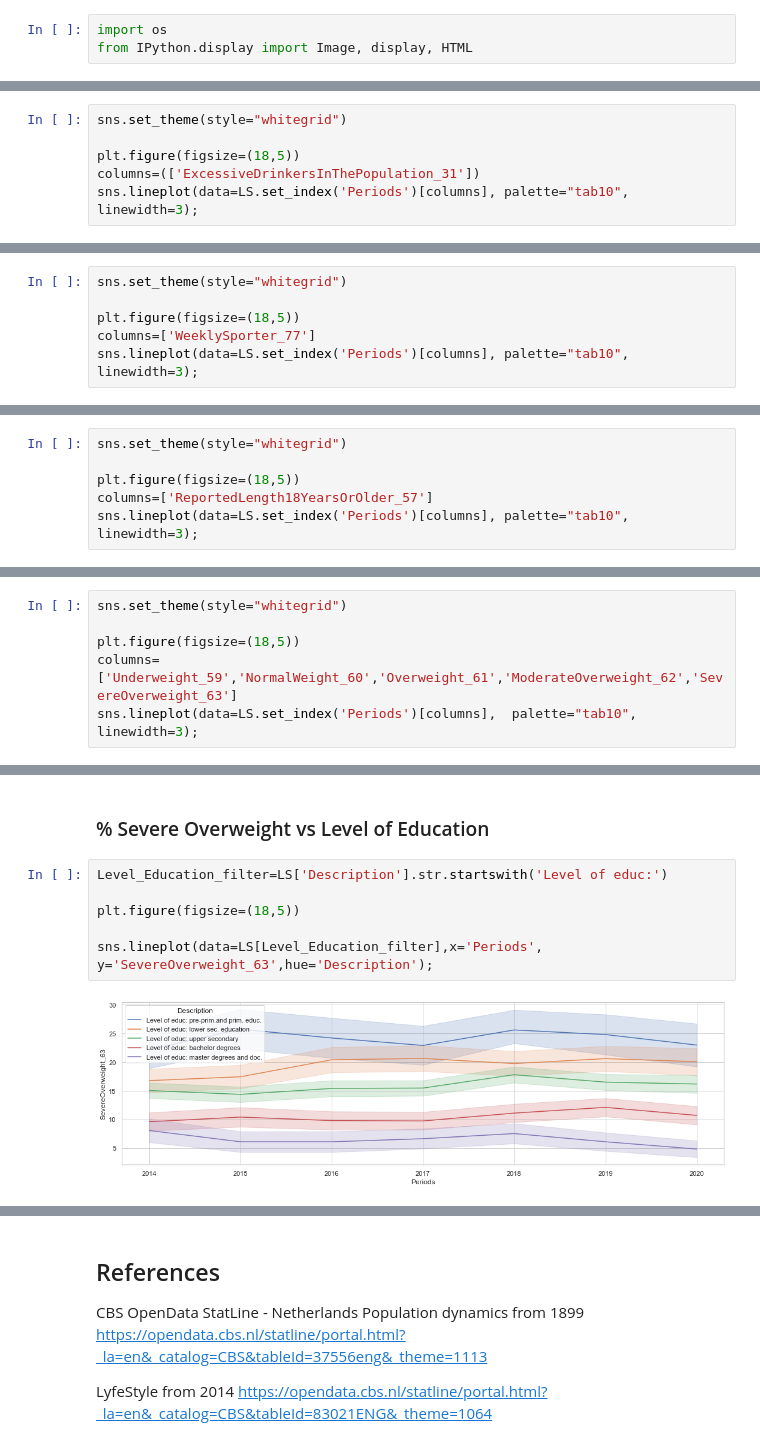
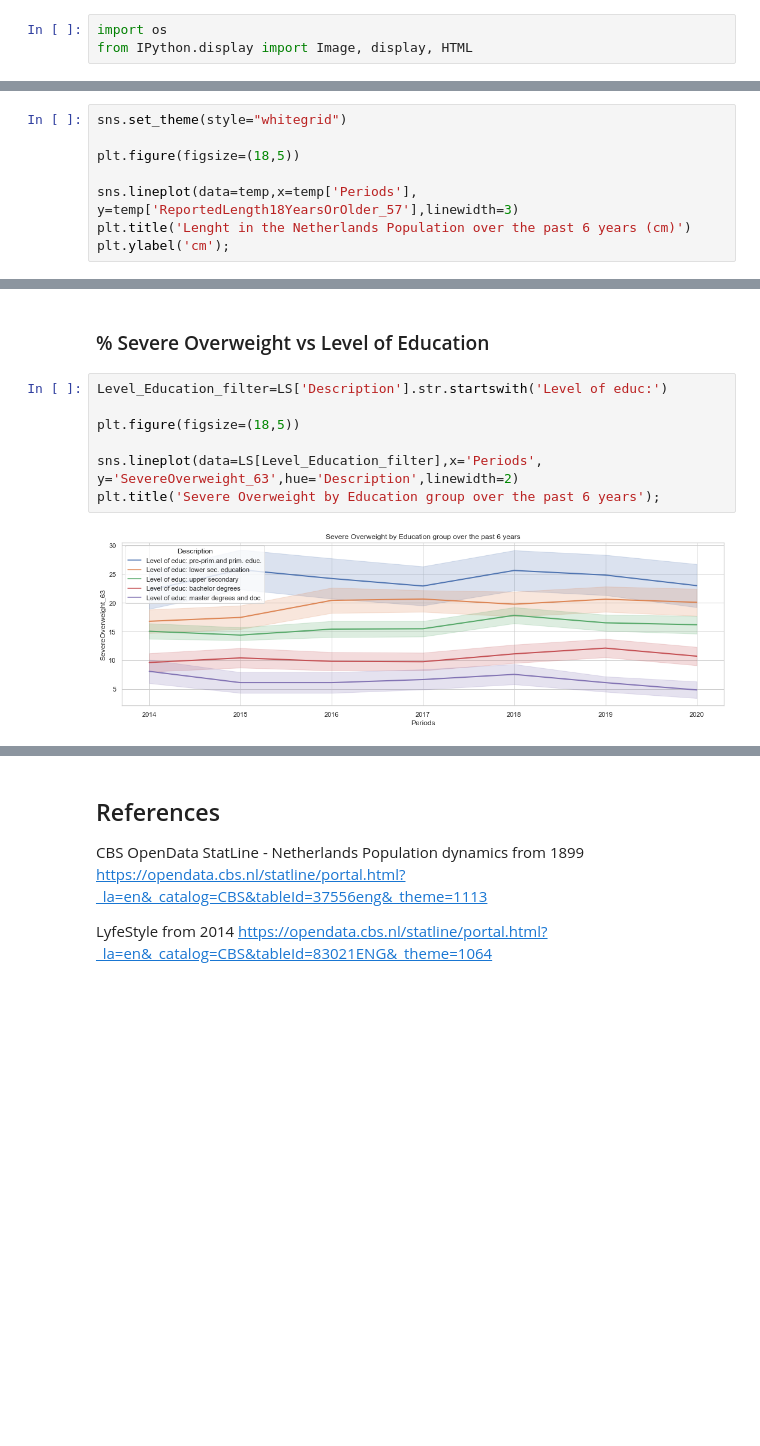
Before and after one commit to ImyPG/Solo-Project, a Jupyter notebook: Netherlands.ipynb, the cells around one changed output, grey strips where cells are left out. Saved outputs shown, nothing was run; the diff lists cells and outputs as text; blank space fills up the shorter version.

```diff
--- a/Netherlands.ipynb
+++ b/Netherlands.ipynb
@@ -239,6 +248,0 @@ SyntaxError: invalid syntax (<ipython-input-89-e8cbaf741ce8>, line 3)
-# %%
-sns.set_theme(style="whitegrid")
-
-plt.figure(figsize=(18,5))
-columns=(['ExcessiveDrinkersInThePopulation_31'])
-sns.lineplot(data=LS.set_index('Periods')[columns], palette="tab10", linewidth=3);
@@ -254,6 +248,0 @@ interactive(children=(Dropdown(description='column1', options=('ID', 'Periods',
-# %%
-sns.set_theme(style="whitegrid")
-
-plt.figure(figsize=(18,5))
-columns=['WeeklySporter_77']
-sns.lineplot(data=LS.set_index('Periods')[columns], palette="tab10", linewidth=3);
@@ -270,6 +320,8 @@ interactive(children=(Dropdown(description='column1', options=('ID', 'Periods',
 sns.set_theme(style="whitegrid")
 
 plt.figure(figsize=(18,5))
-columns=['ReportedLength18YearsOrOlder_57']
-sns.lineplot(data=LS.set_index('Periods')[columns], palette="tab10", linewidth=3);
+
+sns.lineplot(data=temp,x=temp['Periods'], y=temp['ReportedLength18YearsOrOlder_57'],linewidth=3)
+plt.title('Lenght in the Netherlands Population over the past 6 years (cm)')
+plt.ylabel('cm');
 # %% [output]
@@ -309,6 +328,0 @@ sns.lineplot(data=Foreigners_df,x=LS['Periods'], y=LS['ExcessiveDrinkersInThePop
-# %%
-sns.set_theme(style="whitegrid")
-
-plt.figure(figsize=(18,5))
-columns=['Underweight_59','NormalWeight_60','Overweight_61','ModerateOverweight_62','SevereOverweight_63']
-sns.lineplot(data=LS.set_index('Periods')[columns],  palette="tab10", linewidth=3);
@@ -372,10 +416,11 @@ sns.lineplot(data=LS[Partner_in_couple_filter],x='Periods', y='SevereOverweight_
-# %% [markdown]
-### % Severe Overweight vs Level of Education
+# %% [markdown]
+### % Severe Overweight vs Level of Education
 # %%
 Level_Education_filter=LS['Description'].str.startswith('Level of educ:')
 
 plt.figure(figsize=(18,5))
 
-sns.lineplot(data=LS[Level_Education_filter],x='Periods', y='SevereOverweight_63',hue='Description');
+sns.lineplot(data=LS[Level_Education_filter],x='Periods', y='SevereOverweight_63',hue='Description',linewidth=2)
+plt.title('Severe Overweight by Education group over the past 6 years');
 # %% [output]
-[figure, old version]
+[figure, new version]
```
Also changed, not shown: parts of 97 cells of this notebook.
